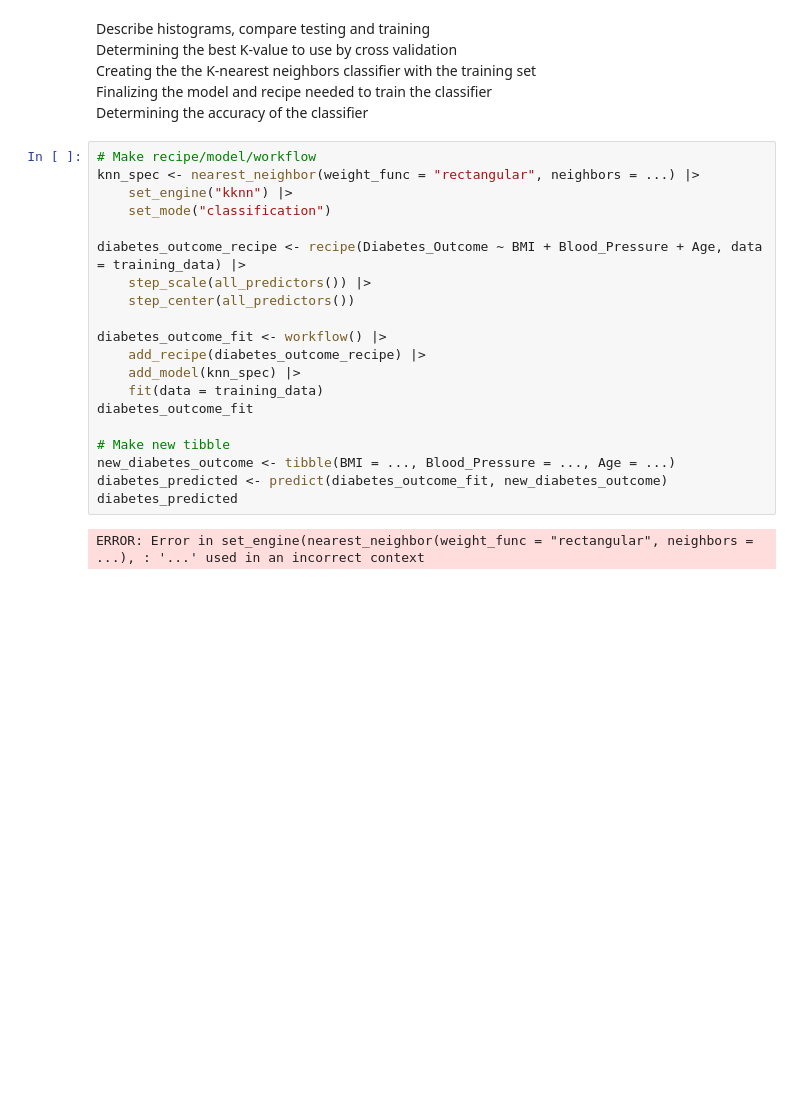
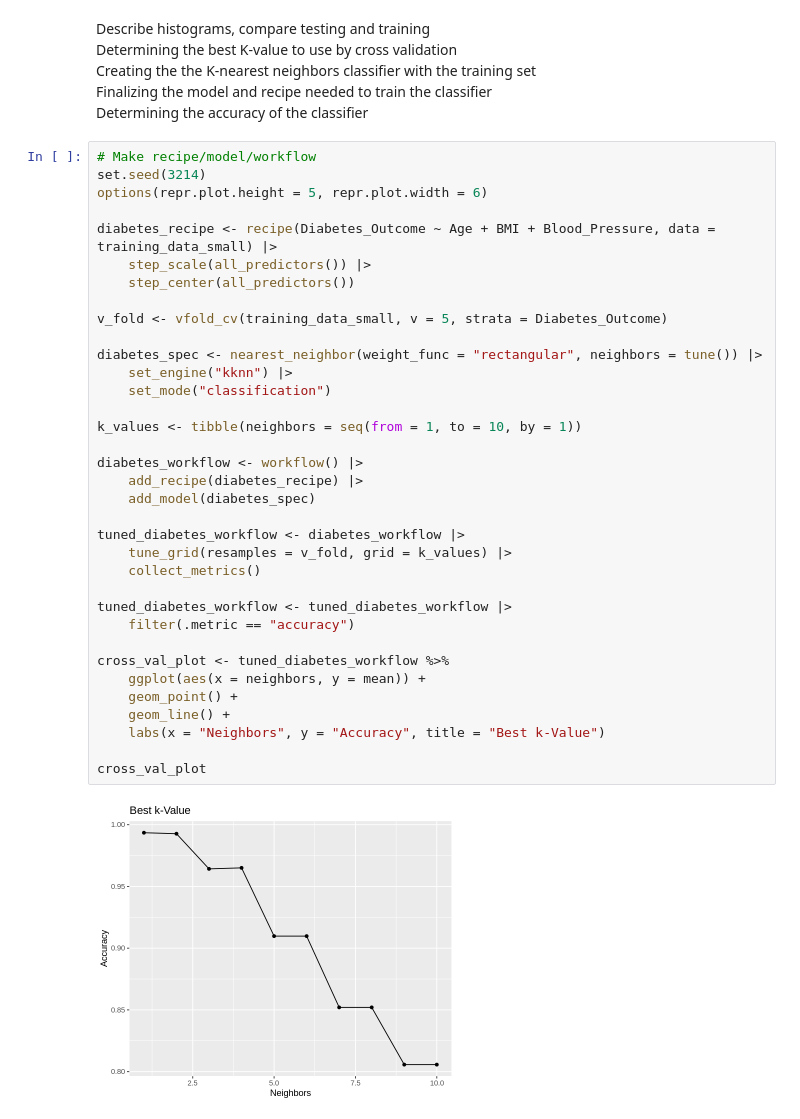
Before and after one commit to nityag11/DSCI-100-group17-project, a Jupyter notebook: Project.ipynb, the cells around one changed output. Cells and saved outputs as stored; diff of their text form; blank space fills up the shorter version.

Commit message:
k values

```diff
--- a/Project.ipynb
+++ b/Project.ipynb
@@ -278,23 +278,38 @@ Finalizing the model and recipe needed to train the classifier <br>
 Determining the accuracy of the classifier <br>
 # %%
 # Make recipe/model/workflow
-knn_spec <- nearest_neighbor(weight_func = "rectangular", neighbors = ...) |>
+set.seed(3214)
+options(repr.plot.height = 5, repr.plot.width = 6)
+
+diabetes_recipe <- recipe(Diabetes_Outcome ~ Age + BMI + Blood_Pressure, data = training_data_small) |>
+    step_scale(all_predictors()) |>
+    step_center(all_predictors())
+
+v_fold <- vfold_cv(training_data_small, v = 5, strata = Diabetes_Outcome)
+
+diabetes_spec <- nearest_neighbor(weight_func = "rectangular", neighbors = tune()) |>
     set_engine("kknn") |>
     set_mode("classification")
 
-diabetes_outcome_recipe <- recipe(Diabetes_Outcome ~ BMI + Blood_Pressure + Age, data = training_data) |>
-    step_scale(all_predictors()) |>
-    step_center(all_predictors())
+k_values <- tibble(neighbors = seq(from = 1, to = 10, by = 1))
 
-diabetes_outcome_fit <- workflow() |>
-    add_recipe(diabetes_outcome_recipe) |>
-    add_model(knn_spec) |>
-    fit(data = training_data)
-diabetes_outcome_fit
+diabetes_workflow <- workflow() |>
+    add_recipe(diabetes_recipe) |>
+    add_model(diabetes_spec)
 
-# Make new tibble
-new_diabetes_outcome <- tibble(BMI = ..., Blood_Pressure = ..., Age = ...)
-diabetes_predicted <- predict(diabetes_outcome_fit, new_diabetes_outcome)
-diabetes_predicted
+tuned_diabetes_workflow <- diabetes_workflow |>
+    tune_grid(resamples = v_fold, grid = k_values) |>
+    collect_metrics()
+
+tuned_diabetes_workflow <- tuned_diabetes_workflow |>
+    filter(.metric == "accuracy")
+
+cross_val_plot <- tuned_diabetes_workflow %>%
+    ggplot(aes(x = neighbors, y = mean)) +
+    geom_point() +
+    geom_line() +
+    labs(x = "Neighbors", y = "Accuracy", title = "Best k-Value")
+
+cross_val_plot
 # %% [output]
-ERROR: Error in set_engine(nearest_neighbor(weight_func = "rectangular", neighbors = ...), : '...' used in an incorrect context
+[figure, added]
```
Also changed, not shown: parts of 1 cell of this notebook.
